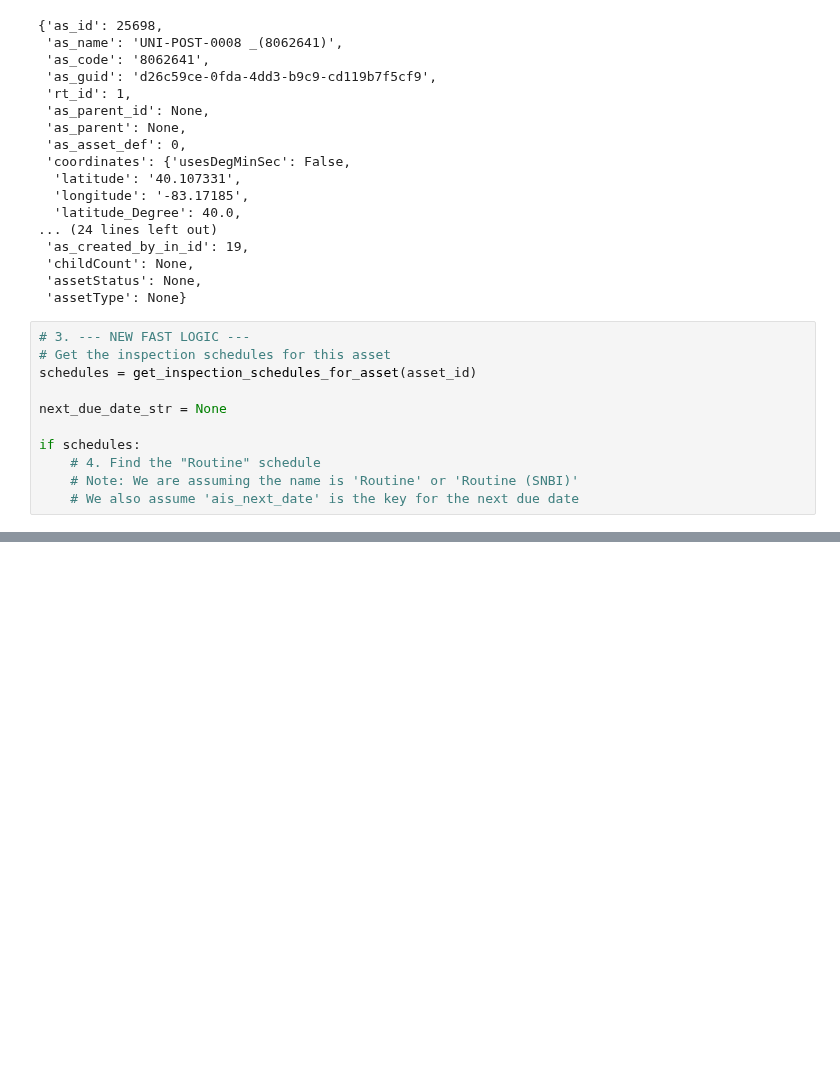
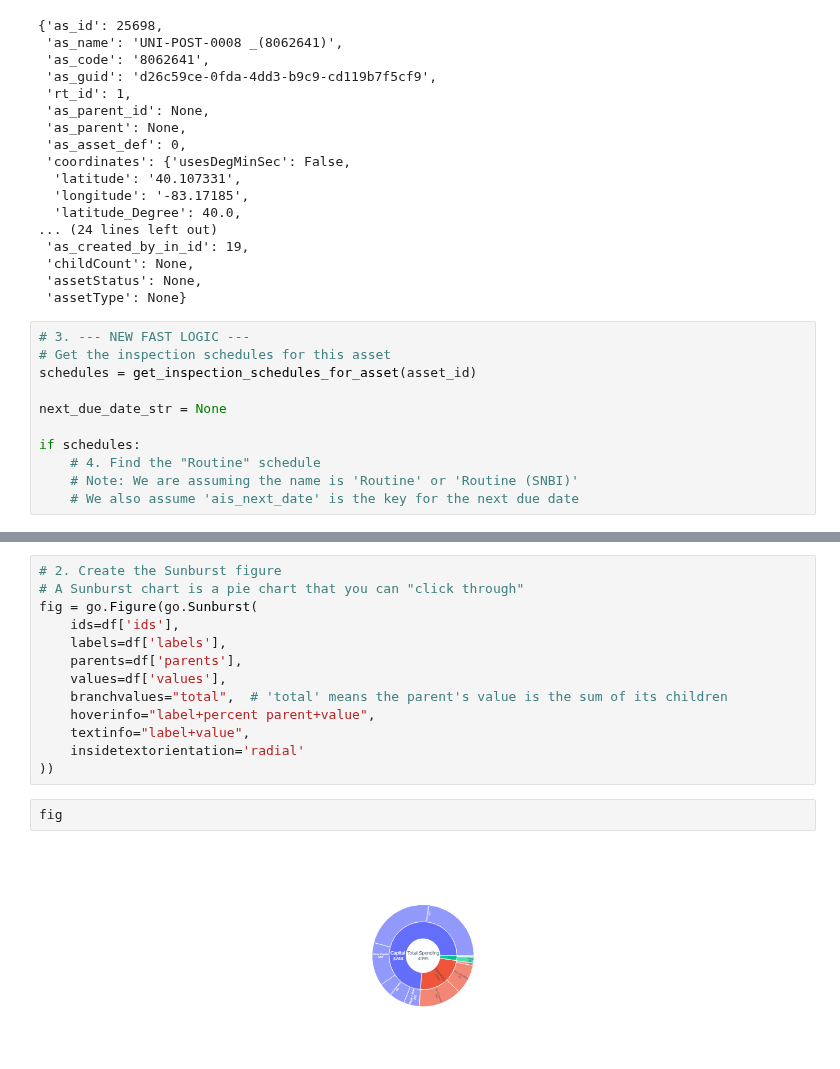
Before and after one commit to drparks71w/CivilPy, a Jupyter notebook: Notebooks/Bridge Dashboard.ipynb, the cells around one changed output, grey strips where cells are left out. Cells and saved outputs as stored; diff of their text form; blank space fills up the shorter version.

```diff
--- a/Notebooks/Bridge Dashboard.ipynb
+++ b/Notebooks/Bridge Dashboard.ipynb
@@ -481,0 +543,17 @@ if schedules:
+# %%
+# 2. Create the Sunburst figure
+# A Sunburst chart is a pie chart that you can "click through"
+fig = go.Figure(go.Sunburst(
+    ids=df['ids'],
+    labels=df['labels'],
+    parents=df['parents'],
+    values=df['values'],
+    branchvalues="total",  # 'total' means the parent's value is the sum of its children
+    hoverinfo="label+percent parent+value",
+    textinfo="label+value",
+    insidetextorientation='radial'
+))
+# %%
+fig
+# %% [output]
+[figure, added]
```
Also changed, not shown: parts of 5 cells of this notebook, 8 other files.
